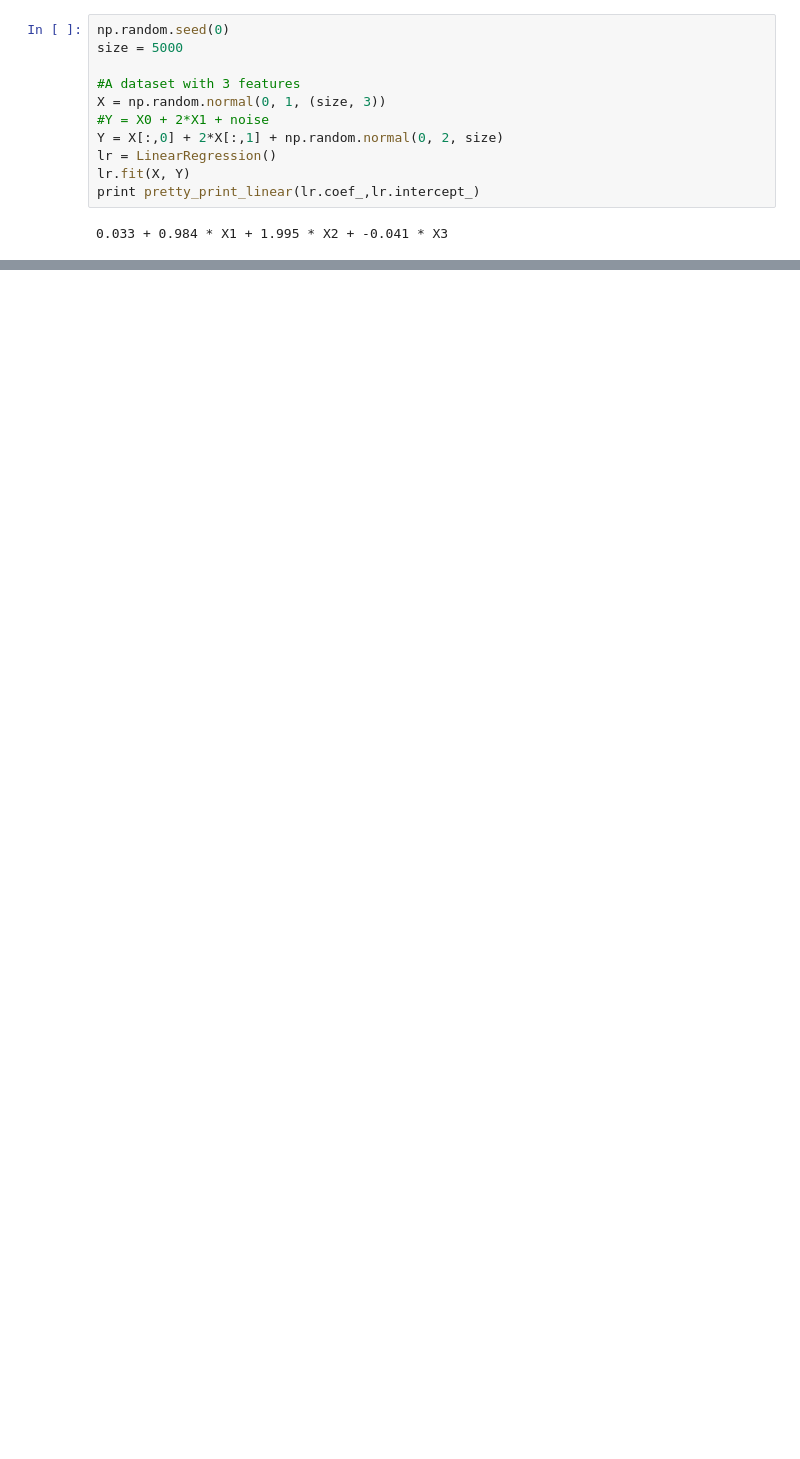
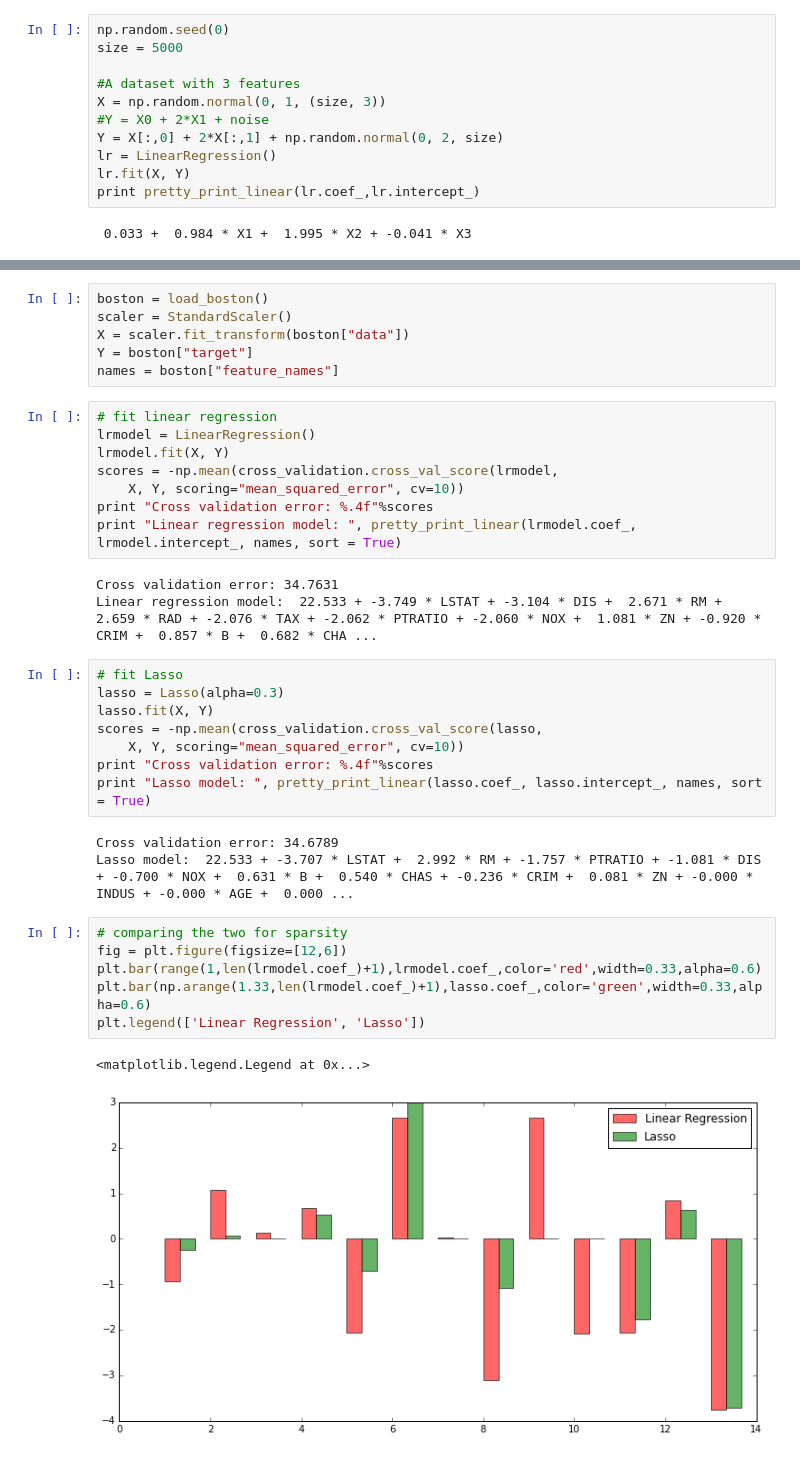
Before and after one commit to ubdsgroup/mlcourse-ub-notebooks, a Jupyter notebook: notebooks/LinearSystems.ipynb, the cells around one changed output, grey strips where cells are left out. Cells and saved outputs as stored; diff of their text form; blank space fills up the shorter version.

```diff
--- a/notebooks/LinearSystems.ipynb
+++ b/notebooks/LinearSystems.ipynb
@@ -229,0 +315,37 @@ Linear model:  0.048 +  0.714 * X1 +  0.776 * X2 +  1.364 * X3
+# %%
+boston = load_boston()
+scaler = StandardScaler()
+X = scaler.fit_transform(boston["data"])
+Y = boston["target"]
+names = boston["feature_names"]
+# %%
+# fit linear regression
+lrmodel = LinearRegression()
+lrmodel.fit(X, Y)
+scores = -np.mean(cross_validation.cross_val_score(lrmodel,
+    X, Y, scoring="mean_squared_error", cv=10))
+print "Cross validation error: %.4f"%scores
+print "Linear regression model: ", pretty_print_linear(lrmodel.coef_, lrmodel.intercept_, names, sort = True)
+# %% [output]
+Cross validation error: 34.7631
+Linear regression model:  22.533 + -3.749 * LSTAT + -3.104 * DIS +  2.671 * RM +  2.659 * RAD + -2.076 * TAX + -2.062 * PTRATIO + -2.060 * NOX +  1.081 * ZN + -0.920 * CRIM +  0.857 * B +  0.682 * CHA ...
+# %%
+# fit Lasso
+lasso = Lasso(alpha=0.3)
+lasso.fit(X, Y)
+scores = -np.mean(cross_validation.cross_val_score(lasso,
+    X, Y, scoring="mean_squared_error", cv=10))
+print "Cross validation error: %.4f"%scores
+print "Lasso model: ", pretty_print_linear(lasso.coef_, lasso.intercept_, names, sort = True)
+# %% [output]
+Cross validation error: 34.6789
+Lasso model:  22.533 + -3.707 * LSTAT +  2.992 * RM + -1.757 * PTRATIO + -1.081 * DIS + -0.700 * NOX +  0.631 * B +  0.540 * CHAS + -0.236 * CRIM +  0.081 * ZN + -0.000 * INDUS + -0.000 * AGE +  0.000 ...
+# %%
+# comparing the two for sparsity
+fig = plt.figure(figsize=[12,6])
+plt.bar(range(1,len(lrmodel.coef_)+1),lrmodel.coef_,color='red',width=0.33,alpha=0.6)
+plt.bar(np.arange(1.33,len(lrmodel.coef_)+1),lasso.coef_,color='green',width=0.33,alpha=0.6)
+plt.legend(['Linear Regression', 'Lasso'])
+# %% [output]
+<matplotlib.legend.Legend at 0x...>
+[figure, added]
```
Also changed, not shown: parts of 18 cells of this notebook.
